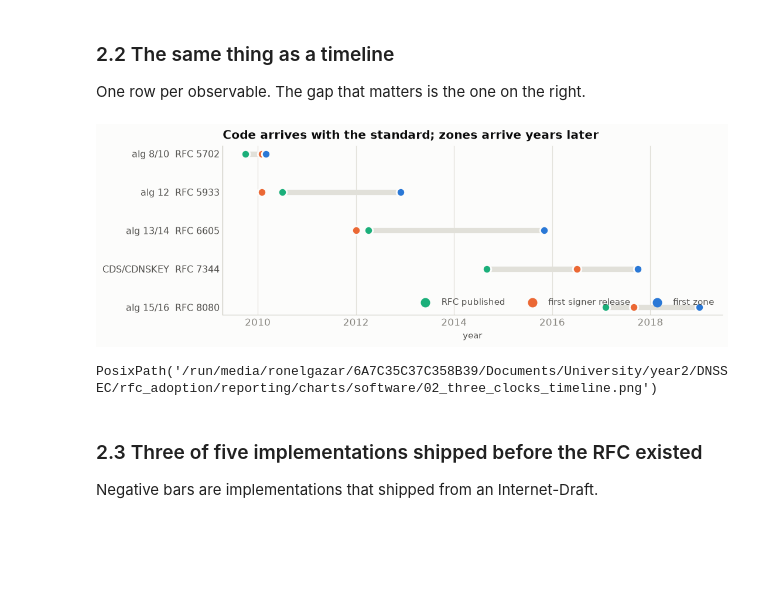
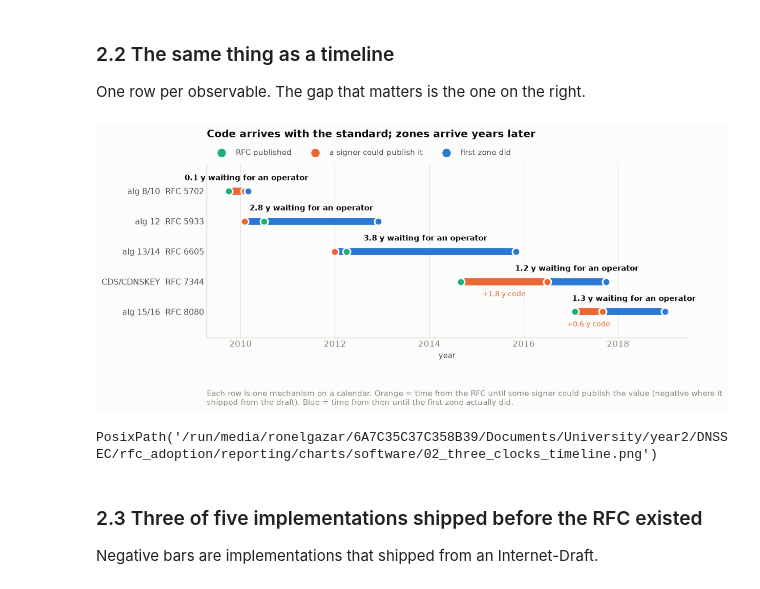
Before and after one commit to j776w781/rfc_adoption, a Jupyter notebook: notebooks/dnssec_software_releases.ipynb, the cells around one changed output. Saved outputs shown, nothing was run; the diff lists cells and outputs as text; code cells hidden in the pictures; blank space fills up the shorter version.

```diff
--- a/notebooks/dnssec_software_releases.ipynb
+++ b/notebooks/dnssec_software_releases.ipynb
@@ -90,6 +90,16 @@ def title(ax, headline, sub=None):
                 va="bottom")
 
 
+def metric(ax, text):
+    '''One line under the axis saying what the number on it actually is.
+
+    Every chart here plots a derived quantity -- a lag, a share, a rate. Without
+    the definition on the chart the reader is guessing at the units.
+    '''
+    ax.text(0, -0.30, text, transform=ax.transAxes, color=MUTED, fontsize=9.5,
+            va="top", ha="left", wrap=True)
+
+
 def year_axis(ax):
     '''Integer year ticks on a fractional-year axis.
 
@@ -192,29 +202,47 @@ One row per observable. The gap that matters is the one on the right.
 # %%
 rows = [r for r in A["onset_decomposition"] if r.get("first_zone_seen")]
 rows.sort(key=lambda r: r["rfc_published"], reverse=True)
-fig, ax = plt.subplots(figsize=(10, 3.4))
+
+fig, ax = plt.subplots(figsize=(11, 4.0))
 for i, r in enumerate(rows):
-    xs = [to_year(r["rfc_published"]), to_year(r["first_signer_released"]),
-          to_year(r["first_zone_seen"])]
-    ax.plot([xs[0], xs[2]], [i, i], color=GRID, linewidth=6, solid_capstyle="round",
-            zorder=1)
-    ax.scatter(xs[0], i, s=90, color=S3, zorder=3, edgecolor=SURFACE, linewidth=2)
-    ax.scatter(xs[1], i, s=90, color=S2, zorder=3, edgecolor=SURFACE, linewidth=2)
-    ax.scatter(xs[2], i, s=90, color=S1, zorder=3, edgecolor=SURFACE, linewidth=2)
+    x_rfc = to_year(r["rfc_published"])
+    x_code = to_year(r["first_signer_released"])
+    x_zone = to_year(r["first_zone_seen"])
+    lo, hi = min(x_rfc, x_code), x_zone
+    # Two segments, not one bar: the whole point is which half is long.
+    ax.plot([lo, x_code], [i, i], color=S2, linewidth=9, solid_capstyle="butt", zorder=2)
+    ax.plot([x_code, hi], [i, i], color=S1, linewidth=9, solid_capstyle="butt", zorder=2)
+    for x, colour in ((x_rfc, S3), (x_code, S2), (x_zone, S1)):
+        ax.scatter(x, i, s=95, color=colour, zorder=4, edgecolor=SURFACE, linewidth=2)
+    code_y, dep_y = r["code_lag_years"], r["deployment_lag_years"]
+    # Code lag below the bar, deployment above: on the two rows where both are
+    # labelled they otherwise overprint each other.
+    if abs(code_y) >= 0.6:
+        ax.text((lo + x_code) / 2, i - 0.30, f"{code_y:+.1f} y code", ha="center",
+                va="top", fontsize=9, color=S2)
+    ax.text((x_code + hi) / 2, i + 0.30, f"{dep_y:.1f} y waiting for an operator",
+            ha="center", va="bottom", fontsize=9.5, color=INK, fontweight="bold")
+
 ax.set_yticks(range(len(rows)))
 ax.set_yticklabels([f'{r["observable"]}  {r["rfc"]}' for r in rows], fontsize=10.5,
                    color=INK_2)
+ax.set_ylim(-0.85, len(rows) - 0.1)
 ax.set_xlabel("year", color=INK_2)
 year_axis(ax)
 style(ax, axis="x")
-for label, colour, xoff in (("RFC published", S3, 0), ("first signer release", S2, 1),
-                            ("first zone", S1, 2)):
-    ax.scatter([], [], s=90, color=colour, label=label)
-ax.legend(frameon=False, loc="lower right", fontsize=10, labelcolor=INK_2, ncol=3)
-title(ax, "Code arrives with the standard; zones arrive years later")
+for label, colour in (("RFC published", S3), ("a signer could publish it", S2),
+                      ("first zone did", S1)):
+    ax.scatter([], [], s=95, color=colour, label=label)
+ax.legend(frameon=False, fontsize=10, labelcolor=INK_2, ncol=3, loc="lower left",
+          bbox_to_anchor=(0, 1.0))
+ax.set_title("Code arrives with the standard; zones arrive years later", loc="left",
+             color=INK, fontweight="bold", pad=34)
+metric(ax, "Each row is one mechanism on a calendar. Orange = time from the RFC until "
+           "some signer could publish the value (negative where it shipped from the "
+           "draft). Blue = time from then until the first zone actually did.")
 save(fig, "02_three_clocks_timeline")
 # %% [output]
-[figure, old version]
+[figure, new version]
 PosixPath('/run/media/ronelgazar/6A7C35C37C358B39/Documents/University/year2/DNSSEC/rfc_adoption/reporting/charts/software/02_three_clocks_timeline.png')
 # %% [markdown]
 ### 2.3 Three of five implementations shipped before the RFC existed
```
Also changed, not shown: parts of 7 cells of this notebook, 6 other files.
